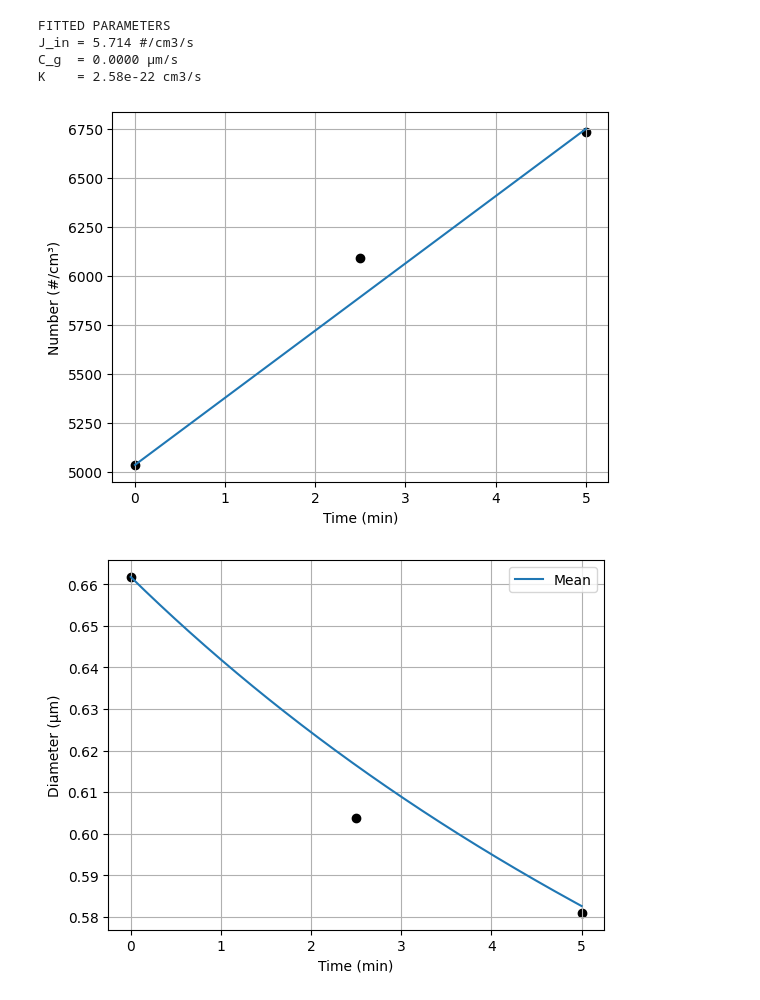
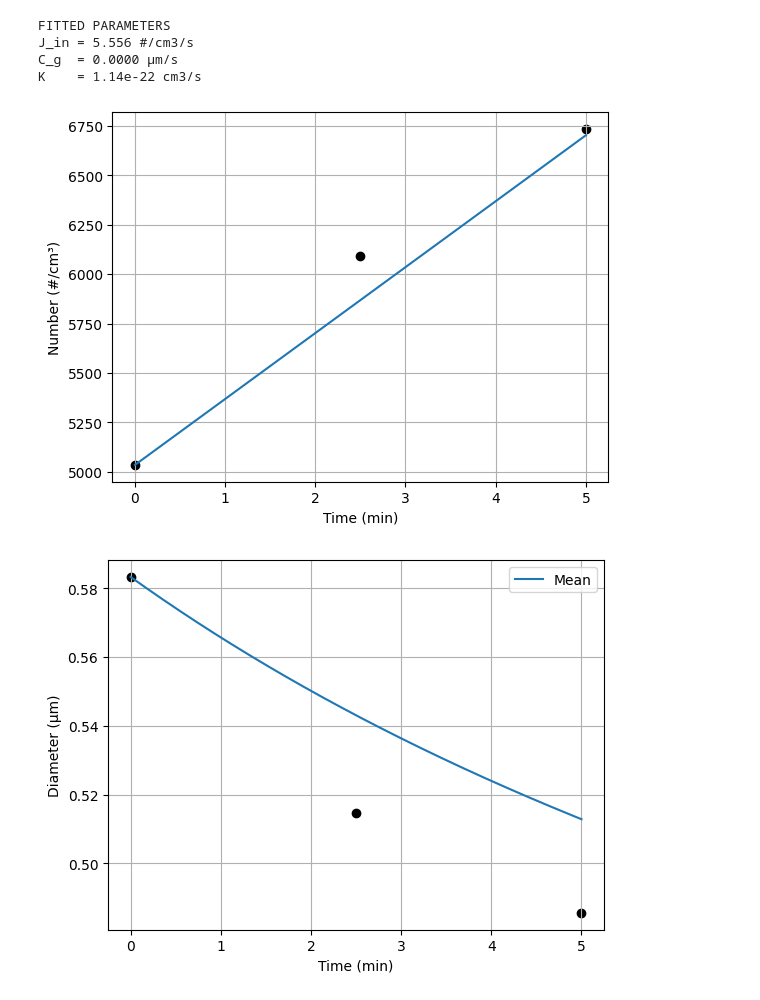
Before and after one commit to lingmHVAC/lingmHVAC, a Jupyter notebook: Dec17_2.ipynb, the cells around one changed output. Drawn from its saved outputs; the diff is of its cells as text; code cells hidden in the pictures.

```diff
--- a/Dec17_2.ipynb
+++ b/Dec17_2.ipynb
@@ -13,12 +13,12 @@ import matplotlib.pyplot as plt
 t_data = np.array([0.0, 150.0, 300.0])  # seconds
 
 M_data = np.array([
-    [5035, 3332, 3229, 8641],
-    [6091, 3678, 3059, 8100],
-    [6734, 3912, 3037, 8551]
+   [5035, 2937, 2860, 8382],
+    [6091, 3135, 2553, 7743],
+    [6734, 3270, 2438, 8130]
 ])
 
-din = 0.35  # µm (sub-APS injected size)
+din = 0.3  # µm (sub-APS injected size)
 
 # ============================================================
 # MOMENT ODE SYSTEM
@@ -110,34 +110,36 @@ for i in range(len(t_eval)):
 # PLOTS
 # ============================================================
 plt.figure()
 plt.plot(t_eval/60, M0)
 plt.scatter(t_data/60, M_data[:,0], c='k')
 plt.ylabel("Number (#/cm³)")
 plt.xlabel("Time (min)")
 plt.grid()
 
 plt.figure()
 plt.plot(t_eval/60, mean_d, label="Mean")
 #plt.plot(t_eval/60, mode, '--', label="Mode")
 plt.scatter(t_data/60, M_data[:,1]/M_data[:,0], c='k')
 plt.ylabel("Diameter (µm)")
 plt.xlabel("Time (min)")
 plt.legend()
 plt.grid()
 
 plt.figure(figsize=(8,5))
 plt.pcolormesh(Dgrid, t_eval/60, pdf, shading='auto')
 plt.xlabel("Diameter (µm)")
 plt.ylabel("Time (min)")
 plt.title("APS Pseudo Size Distribution")
 plt.colorbar(label="Relative dN/dD")
 plt.tight_layout()
 plt.xscale('log')
 plt.show()
+
+np.savetxt('data.csv', (t_eval/60, M0, mean_d), delimiter=',')
 # %% [output]
 FITTED PARAMETERS
-J_in = 5.714 #/cm3/s
+J_in = 5.556 #/cm3/s
 C_g  = 0.0000 µm/s
-K    = 2.58e-22 cm3/s
+K    = 1.14e-22 cm3/s
-[figure, old version]
+[figure, new version]
-[figure, old version]
+[figure, new version]
```
Also changed, not shown: parts of 1 cell of this notebook.
